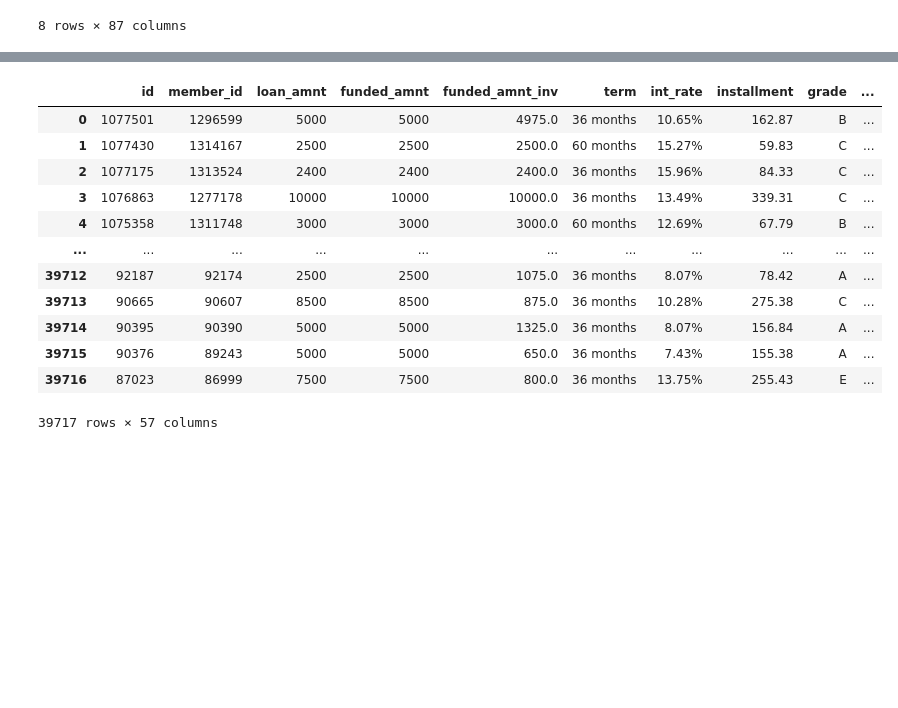
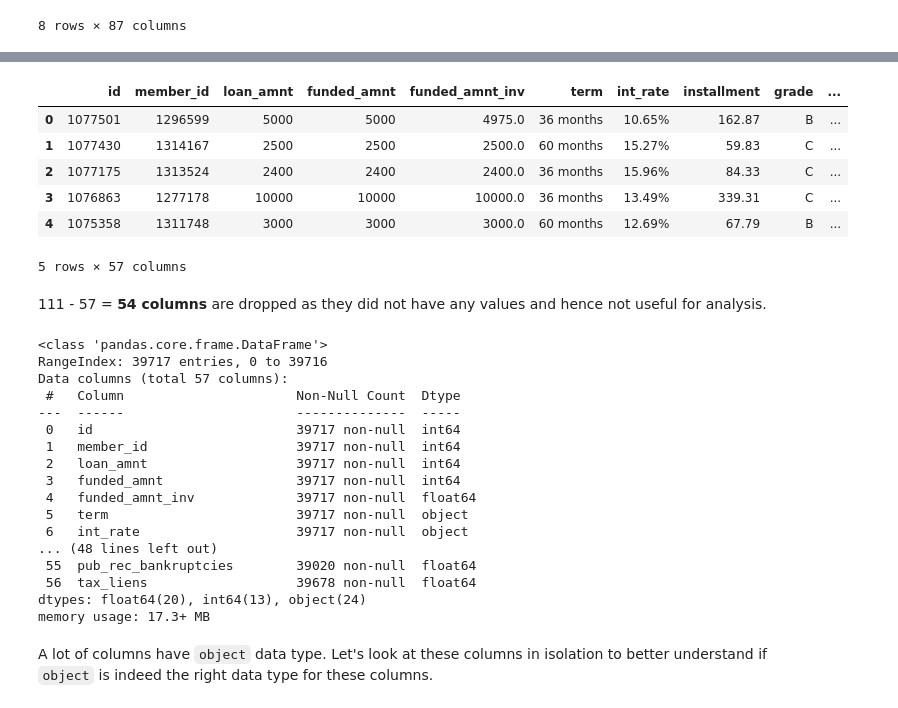
Before and after one commit to cyberpirate92/lending-club-case-study, a Jupyter notebook: Lending Club Case Study.ipynb, the cells around one changed output, grey strips where cells are left out. Cells and saved outputs as stored; diff of their text form; code cells hidden in the pictures; blank space fills up the shorter version.

Commit message:
chore: Refactor cells; add new analysis

```diff
--- a/Lending Club Case Study.ipynb
+++ b/Lending Club Case Study.ipynb
@@ -99,20 +37,40 @@ for i in range(0, loan_data.shape[1]):
 # %%
-# remove all columns that don't have any data
-loan_data_cleaned = loan_data.drop(empty_columns, axis='columns')
+# Drop columns that are completely empty
+loan_data.dropna(axis='columns', how='all', inplace=True)
 
-loan_data_cleaned
+# Verify column count
+loan_data.head(5)
 # %% [output]
 |  | id | member_id | loan_amnt | funded_amnt | funded_amnt_inv | term | int_rate | installment | grade | ... |
 | 0 | 1077501 | 1296599 | 5000 | 5000 | 4975.0 | 36 months | 10.65% | 162.87 | B | ... |
 | 1 | 1077430 | 1314167 | 2500 | 2500 | 2500.0 | 60 months | 15.27% | 59.83 | C | ... |
 | 2 | 1077175 | 1313524 | 2400 | 2400 | 2400.0 | 36 months | 15.96% | 84.33 | C | ... |
 | 3 | 1076863 | 1277178 | 10000 | 10000 | 10000.0 | 36 months | 13.49% | 339.31 | C | ... |
 | 4 | 1075358 | 1311748 | 3000 | 3000 | 3000.0 | 60 months | 12.69% | 67.79 | B | ... |
-| ... | ... | ... | ... | ... | ... | ... | ... | ... | ... | ... |
-| 39712 | 92187 | 92174 | 2500 | 2500 | 1075.0 | 36 months | 8.07% | 78.42 | A | ... |
-| 39713 | 90665 | 90607 | 8500 | 8500 | 875.0 | 36 months | 10.28% | 275.38 | C | ... |
-| 39714 | 90395 | 90390 | 5000 | 5000 | 1325.0 | 36 months | 8.07% | 156.84 | A | ... |
-| 39715 | 90376 | 89243 | 5000 | 5000 | 650.0 | 36 months | 7.43% | 155.38 | A | ... |
-| 39716 | 87023 | 86999 | 7500 | 7500 | 800.0 | 36 months | 13.75% | 255.43 | E | ... |
-39717 rows × 57 columns
+5 rows × 57 columns
+# %% [markdown]
+111 - 57 = __54 columns__ are dropped as they did not have any values and hence not useful for analysis.
+# %%
+# Inspect datatype of each column to see if any of the datatypes don't make sense
+loan_data.info()
+# %% [output]
+<class 'pandas.core.frame.DataFrame'>
+RangeIndex: 39717 entries, 0 to 39716
+Data columns (total 57 columns):
+ #   Column                      Non-Null Count  Dtype
+---  ------                      --------------  -----
+ 0   id                          39717 non-null  int64
+ 1   member_id                   39717 non-null  int64
+ 2   loan_amnt                   39717 non-null  int64
+ 3   funded_amnt                 39717 non-null  int64
+ 4   funded_amnt_inv             39717 non-null  float64
+ 5   term                        39717 non-null  object
+ 6   int_rate                    39717 non-null  object
+... (48 lines left out)
+ 55  pub_rec_bankruptcies        39020 non-null  float64
+ 56  tax_liens                   39678 non-null  float64
+dtypes: float64(20), int64(13), object(24)
+memory usage: 17.3+ MB
+# %% [markdown]
+A lot of columns have `object` data type. Let's look at these columns in isolation to better understand if `object` is indeed the right data type for these columns.
 # %%
```
Also changed, not shown: parts of 14 cells of this notebook.
